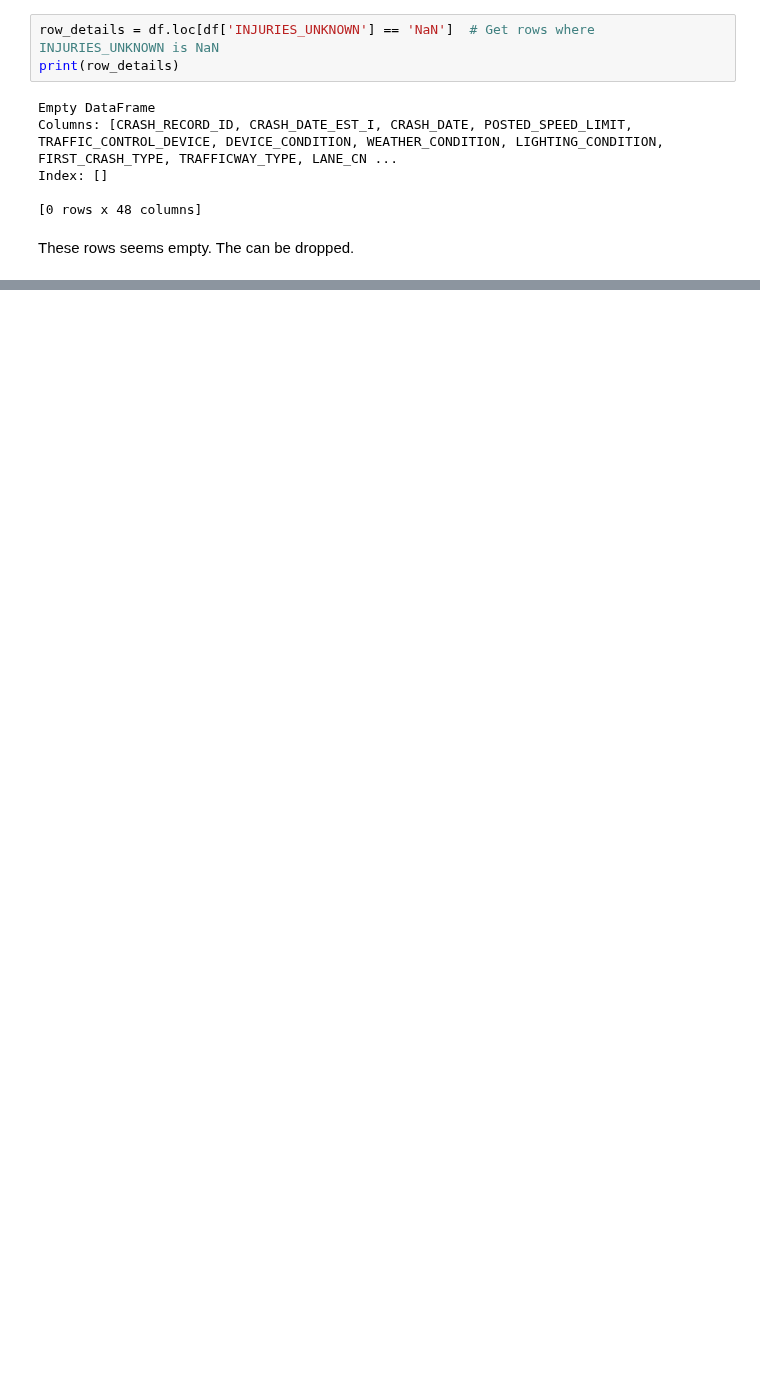
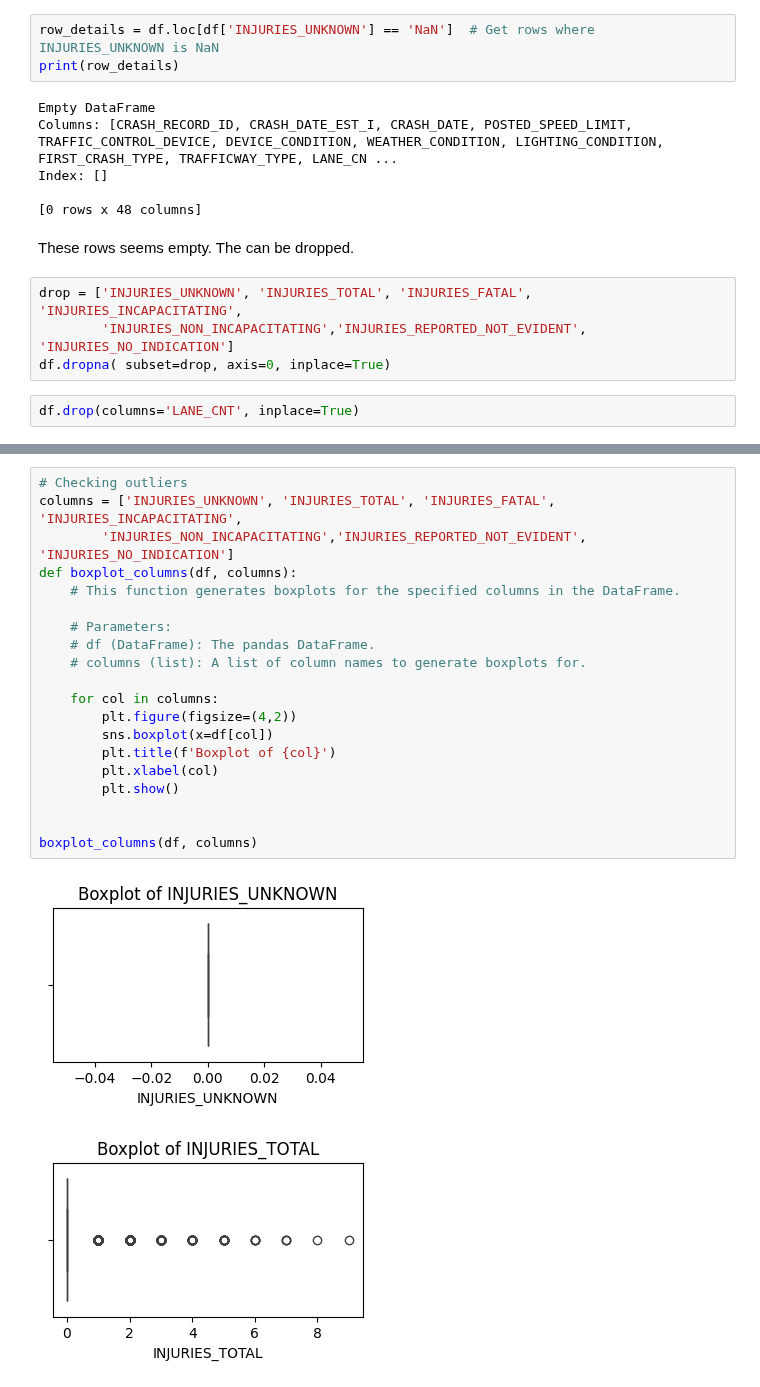
Before and after one commit to joakimTI/GROUP-5-PROJECT, a Jupyter notebook: index.ipynb, the cells around one changed output, grey strips where cells are left out. Cells and saved outputs as stored; diff of their text form; blank space fills up the shorter version.

```diff
--- a/index.ipynb
+++ b/index.ipynb
@@ -231,3 +229,9 @@ Index: []
 [0 rows x 48 columns]
 # %% [markdown]
 These rows seems empty. The can be dropped.
+# %%
+drop = ['INJURIES_UNKNOWN', 'INJURIES_TOTAL', 'INJURIES_FATAL', 'INJURIES_INCAPACITATING',
+        'INJURIES_NON_INCAPACITATING','INJURIES_REPORTED_NOT_EVIDENT', 'INJURIES_NO_INDICATION']
+df.dropna( subset=drop, axis=0, inplace=True)
+# %%
+df.drop(columns='LANE_CNT', inplace=True)
@@ -233,0 +260,23 @@ These rows seems empty. The can be dropped.
+# %%
+# Checking outliers
+columns = ['INJURIES_UNKNOWN', 'INJURIES_TOTAL', 'INJURIES_FATAL', 'INJURIES_INCAPACITATING',
+        'INJURIES_NON_INCAPACITATING','INJURIES_REPORTED_NOT_EVIDENT', 'INJURIES_NO_INDICATION']
+def boxplot_columns(df, columns):
+    # This function generates boxplots for the specified columns in the DataFrame.
+
+    # Parameters:
+    # df (DataFrame): The pandas DataFrame.
+    # columns (list): A list of column names to generate boxplots for.
+
+    for col in columns:
+        plt.figure(figsize=(4,2))
+        sns.boxplot(x=df[col])
+        plt.title(f'Boxplot of {col}')
+        plt.xlabel(col)
+        plt.show()
+
+
+boxplot_columns(df, columns)
+# %% [output]
+[figure, added]
+[figure, added]
```
Also changed, not shown: parts of 12 cells of this notebook.
